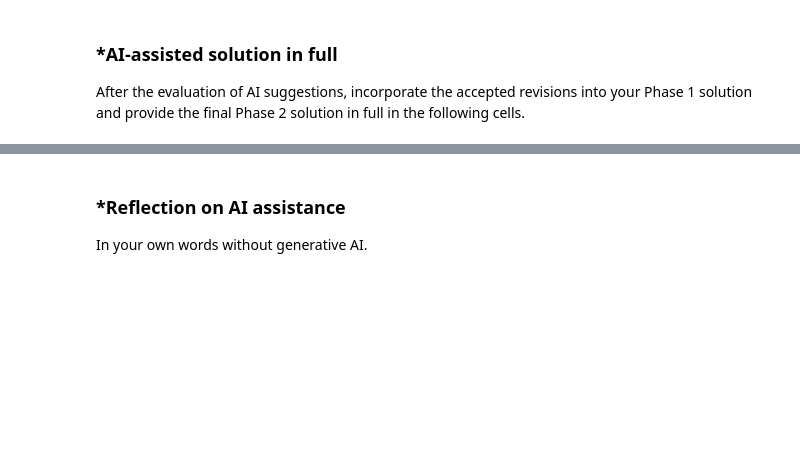
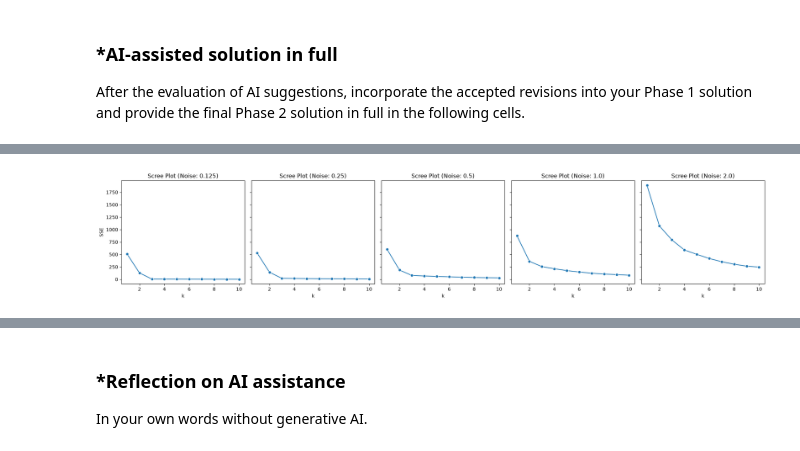
Before and after one commit to 9-uh/A04-clustering, a Jupyter notebook: notebook.ipynb, the cells around one changed output, grey strips where cells are left out. Cells and saved outputs as stored; diff of their text form; code cells hidden in the pictures; blank space fills up the shorter version.

```diff
--- a/notebook.ipynb
+++ b/notebook.ipynb
@@ -402,0 +586,33 @@ After the evaluation of AI suggestions, incorporate the accepted revisions into
+# %%
+# Q1 - 3: - making scree plots for each dataset
+from sklearn.cluster import KMeans
+import seaborn as sns
+
+fig, axes = plt.subplots(1, 5, figsize=(20, 4), sharey=True)
+
+for i, (df, noise_level) in enumerate([(df0_125, 0.125), (df0_25, 0.25), (df0_5, 0.5), (df1_0, 1.0), (df2_0, 2.0)]):
+    X = df[['x1', 'x2']]
+    ks = np.arange(1, 11)
+    SSE = [
+        KMeans(n_clusters = k, max_iter = 300, n_init = 10, random_state=0).fit(X).inertia_
+        for k in ks
+    ]
+    sns.lineplot(x = ks, y = SSE, ax = axes[i], marker='o')
+    axes[i].set_title(f'Scree Plot (Noise: {noise_level})')
+    axes[i].set_xlabel('k')
+    axes[i].set_ylabel('SSE')
+plt.tight_layout()
+plt.show()
+
+#As the noise level increases, the scree plot become more curved and less distinct making it harder to determine the optimal k value.
+#  At 0.125 there’s a sharp elbow at k=3, after which SSE is essentially flat. The elbow is still visible at 0.25 and 0.5 but softer. At 1.0 it’s ambiguous (2 or 3?), and at 2.0 the curve is smooth with no clear elbow, so I couldn’t definitively pick k.
+
+# Q1 - 4: the intuition of the elbow:
+# The elbow method is a technique used to determine the optimal number of clusters (k) in k-means clustering.
+# It involves plotting the sum of squared errors (SSE) against the number of clusters (k).
+# The "elbow" point is where the rate of decrease in SSE sharply changes, indicating the optimal k value.
+# SSE always falls as k rises (at k = n it’s zero), so we can’t just minimize it. We look for where adding a cluster stops buying much.
+# In the example below for the noise level 0.125: I would choose k=3 as the elbow point. It is the easiest to identify the elbow point for the 0.125 compared to the other noise levels.
+# With noise 2.0 the groups overlap, so no k captures real structure and the curve declines smoothly.
+# %% [output]
+[figure, added]
```
Also changed, not shown: parts of 14 cells of this notebook.
